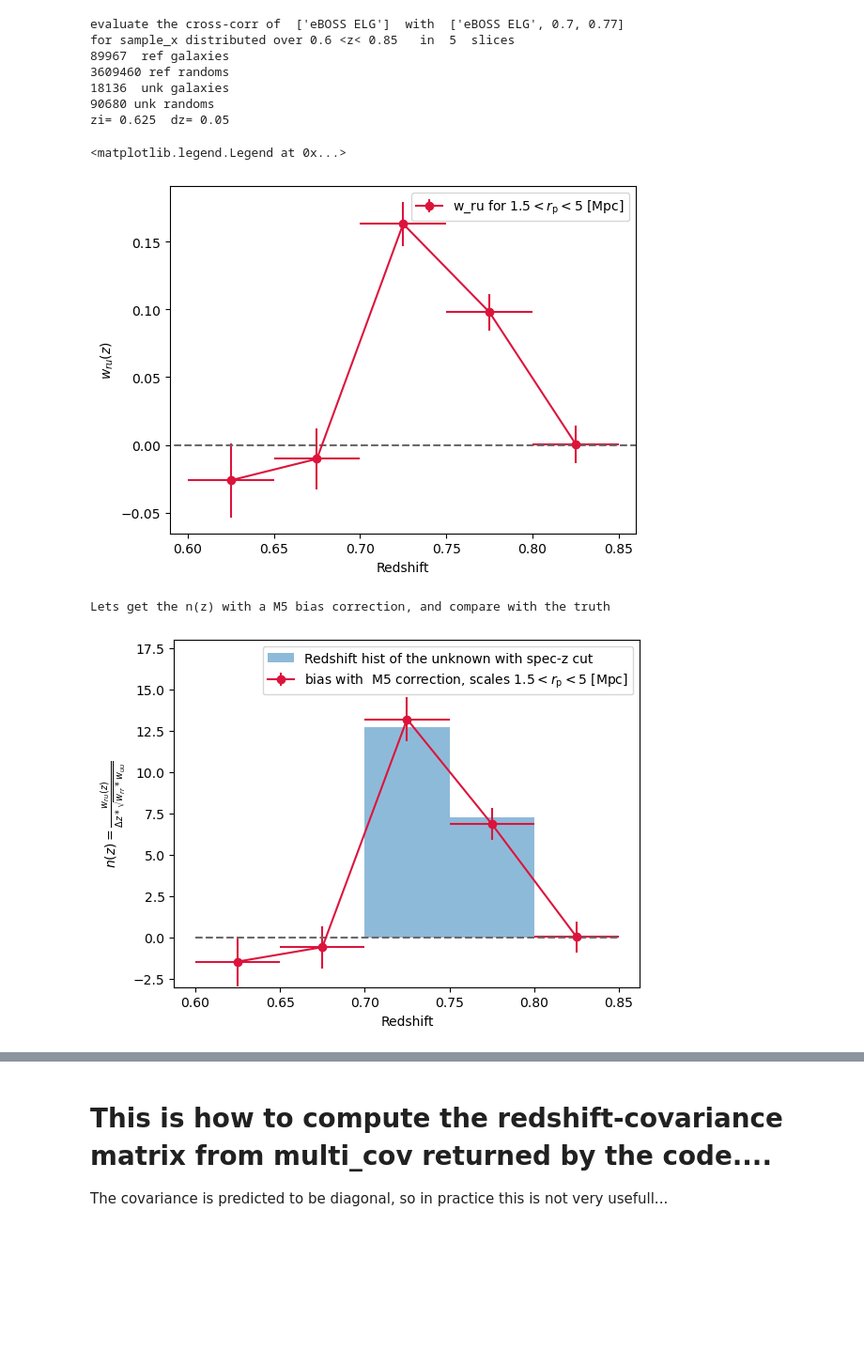
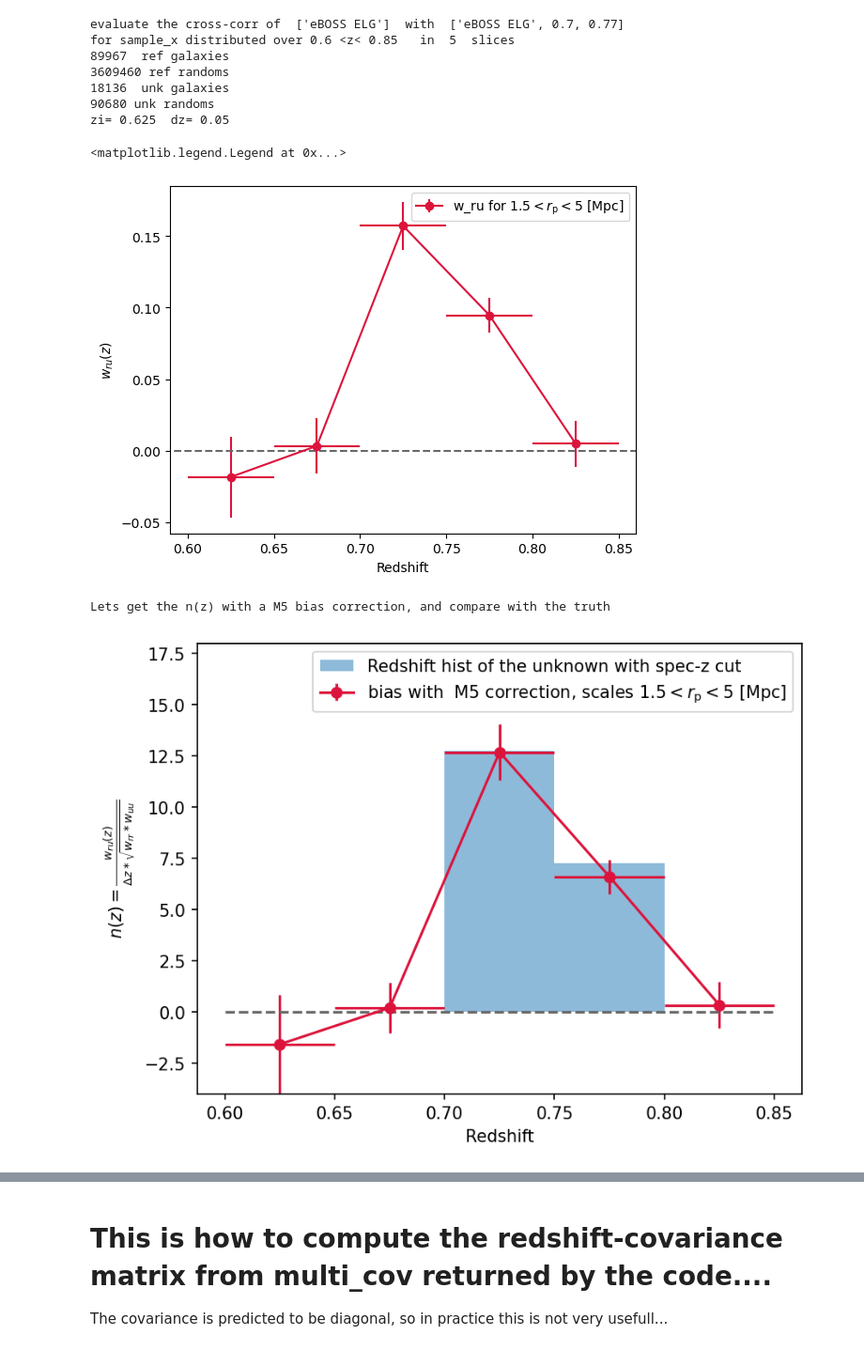
Before and after one commit to wdassignies/Clustering_z, a Jupyter notebook: Cross_corr_Cz.ipynb, the cells around one changed output, grey strips where cells are left out. Shown: that part at 94% size. Drawn from its saved outputs; the diff is of its cells as text; code cells hidden in the pictures; blank space fills up the shorter version.

```diff
--- a/Cross_corr_Cz.ipynb
+++ b/Cross_corr_Cz.ipynb
@@ -273,7 +273,7 @@ def w_ru(sample_ref, sample_unk, scale_range, z_range, Ntheta, Nz, Npatch, z_for
 # %% [markdown]
 # Plots of the cross correlation and the n(z) using the auto-corr
 # %%
-A0,B0,C0=w_ru(sample_ref=['eBOSS ELG'], sample_unk=['eBOSS ELG',0.7,0.77], scale_range=['rp',1.5,5], z_range=[0.6,0.85], Ntheta=10, Nz=5, Npatch=100, z_for_rand_ref=True,z_for_rand_unk=True, Eta_rand=5)
+A0,B0,C0=w_ru(sample_ref=['eBOSS ELG'], sample_unk=['eBOSS ELG',0.70,0.77], scale_range=['rp',1.5,5], z_range=[0.6,0.85], Ntheta=10, Nz=5, Npatch=100, z_for_rand_ref=True,z_for_rand_unk=True, Eta_rand=5)
 # %% [output]
 evaluate the cross-corr of  ['eBOSS ELG']  with  ['eBOSS ELG', 0.7, 0.77]
 for sample_x distributed over 0.6 <z< 0.85   in  5  slices
@@ -297,33 +297,34 @@ plt.xlim(0.59,0.86)
 plt.legend()
 # %% [output]
 <matplotlib.legend.Legend at 0x...>
-[figure, old version]
+[figure, new version]
 # %%
 # cf A2 of the Auto-corr code
-w_rr=np.array([0.359, 0.353, 0.247, 0.285, 0.296])
+w_rr=np.array([0.2341, 0.3189,   0.2476, 0.2864, 0.2835])
 w_uu=np.copy(w_rr)# As u=r for our test....
 # %%
 ialpha=1
+plt.figure(dpi=150)
 plt.xlabel('Redshift')
 plt.ylabel(r'$n(z)=\frac{w_{ru}(z)}{\Delta z *\sqrt{w_{rr}*w_{uu}}}$' )
 
 Z5=np.array([0.625+0.05*i for i in range(5)]) #Z list for 8 bins
 
 plt.errorbar(Z5, [A0[i][ialpha]/np.sqrt(w_rr[i]*w_uu[i])/0.05 for i in range(5)],xerr=[0.025 for i in range(5)],yerr=[B0[i][ialpha]/np.sqrt(w_rr[i]*w_uu[i])/0.05  for i in range(5)],color='crimson',marker='o',label=r'bias with  M5 correction, scales $1.5<r_{\rm p}<5$ [Mpc]')
 plt.plot([0.6,0.85],[0,0],linestyle='--',color='dimgrey')
 
 #plt.fill_between([0.7,0.77],[-3,-3],[18,18],label='spec-z cut on the unknown sample',alpha=0.5)
 
 sel_elg=((z_eboss_ELG_south>0.7)&(z_eboss_ELG_south<0.77))
 z_unk =z_eboss_ELG_south[sel_elg]
 plt.hist(z_unk,bins=Z5-0.025,density=True,alpha=0.5,label='Redshift hist of the unknown with spec-z cut')
 
-plt.ylim(-3,18)
+plt.ylim(-4,18)
 plt.legend()
 print('Lets get the n(z) with a M5 bias correction, and compare with the truth')
 # %% [output]
 Lets get the n(z) with a M5 bias correction, and compare with the truth
-[figure, old version]
+[figure, new version]
 # %%
 print('norm of the n(z) measured', 0.05*np.sum([max(0,A0[i][ialpha]/np.sqrt(w_rr[i]*w_uu[i])/0.05) for i in range(5)]) )
 print('as we use M5 correction, this should be close to 1')
```
Also changed, not shown: parts of 5 cells of this notebook, 1 other file.
